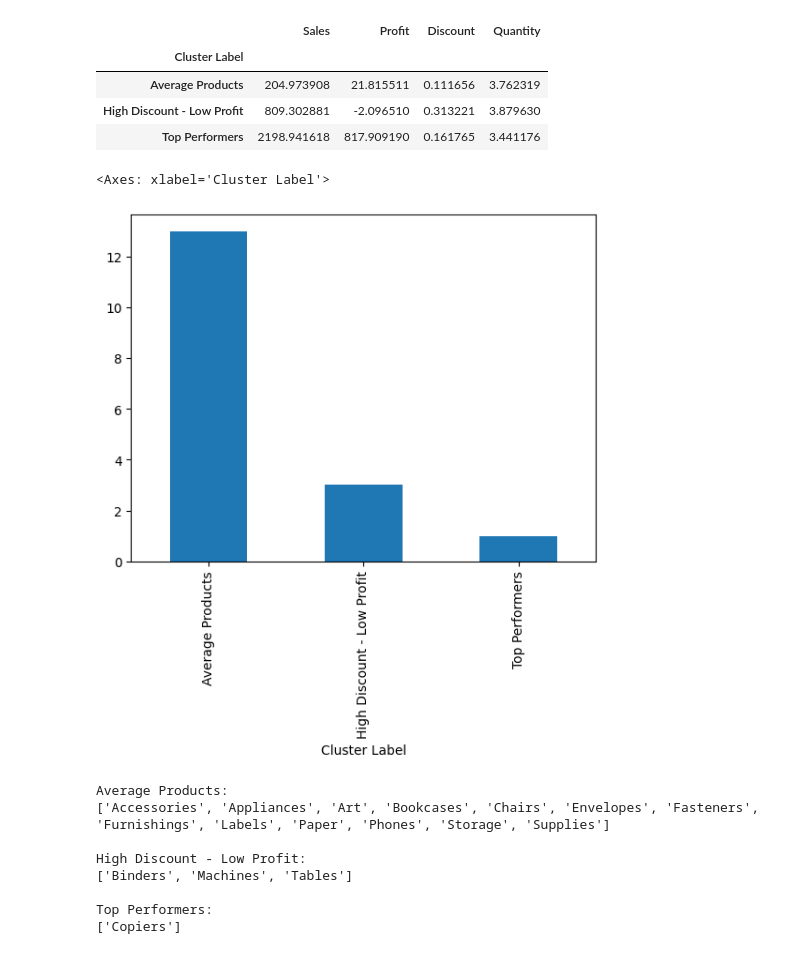
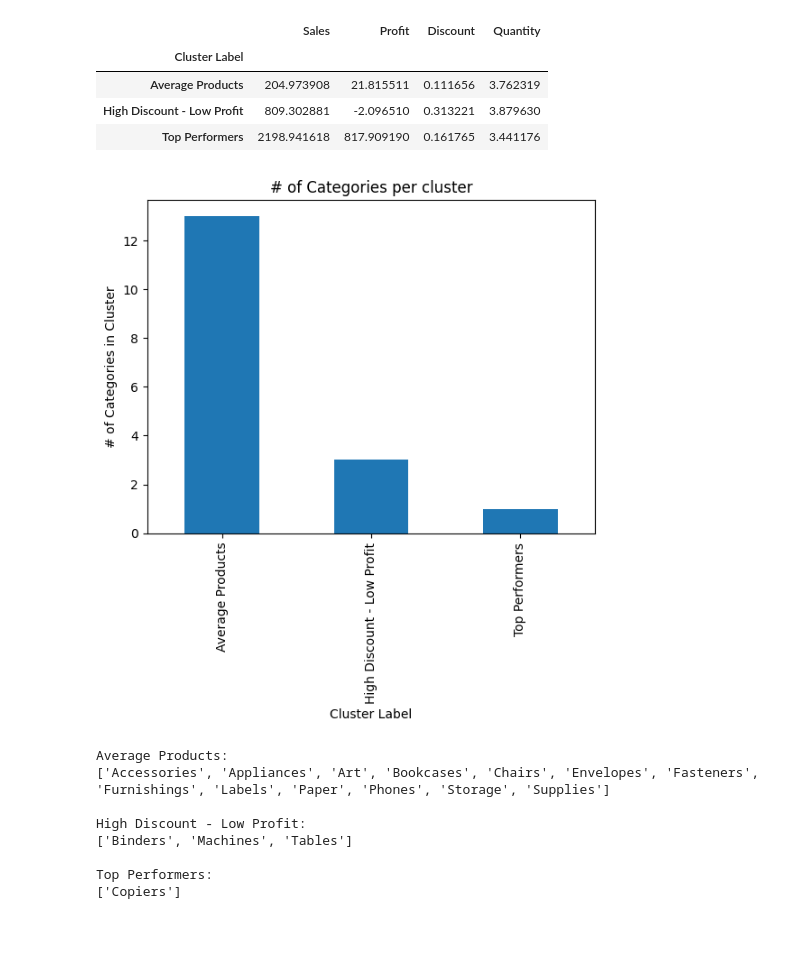
Before and after one commit to KyleNicholls19/StoreDataAnalysis, a Jupyter notebook: StoreAnalysis.ipynb, the cells around one changed output. Drawn from its saved outputs; the diff is of its cells as text; code cells hidden in the pictures.

```diff
--- a/StoreAnalysis.ipynb
+++ b/StoreAnalysis.ipynb
@@ -338,9 +387,11 @@ product_data.groupby("Cluster Label")[["Sales","Profit","Discount","Quantity"]].
 | Top Performers | 2198.941618 | 817.909190 | 0.161765 | 3.441176 |
 # %%
 product_data.reset_index().groupby("Cluster Label")["Sub-Category"].count().plot(kind="bar")
+plt.ylabel("# of Categories in Cluster")
+plt.title("# of Categories per cluster")
+plt.show()
 # %% [output]
-<Axes: xlabel='Cluster Label'>
-[figure, old version]
+[figure, new version]
 # %%
 for cluster in sorted(product_data["Cluster Label"].unique()):
     print(f"\n{cluster}:")
```
Also changed, not shown: parts of 11 cells of this notebook.
